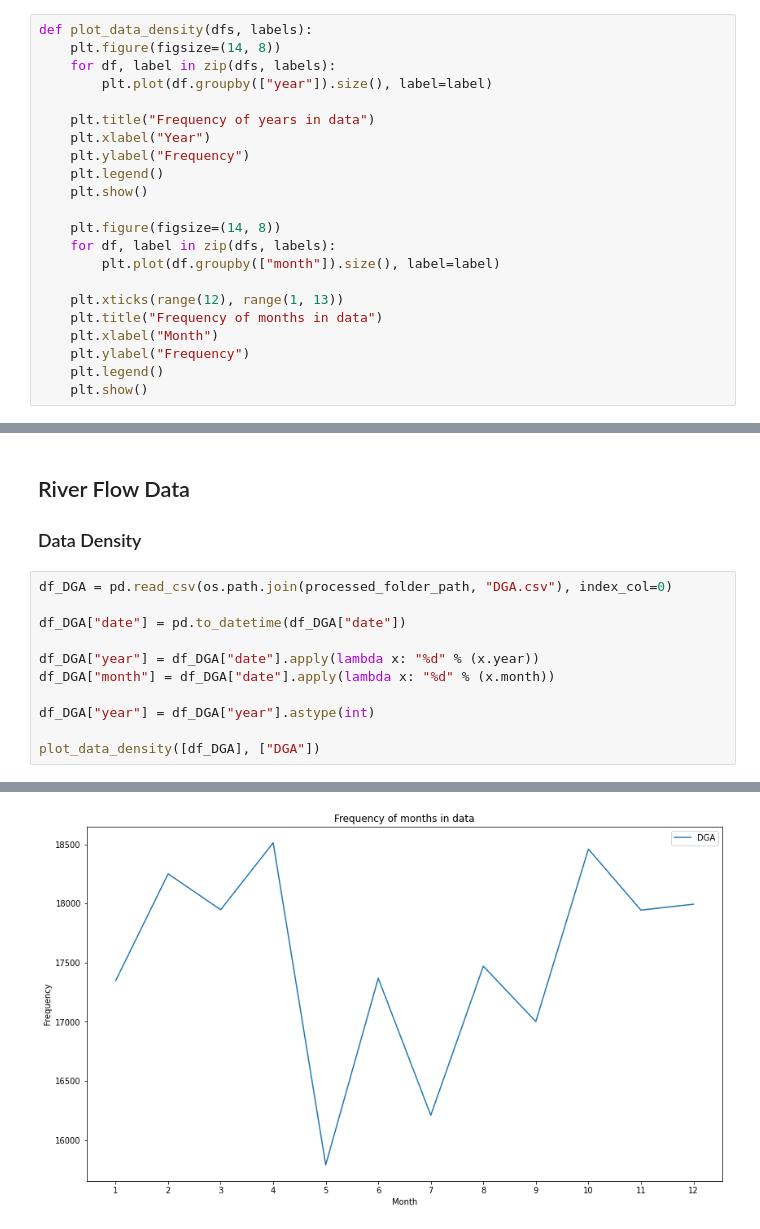
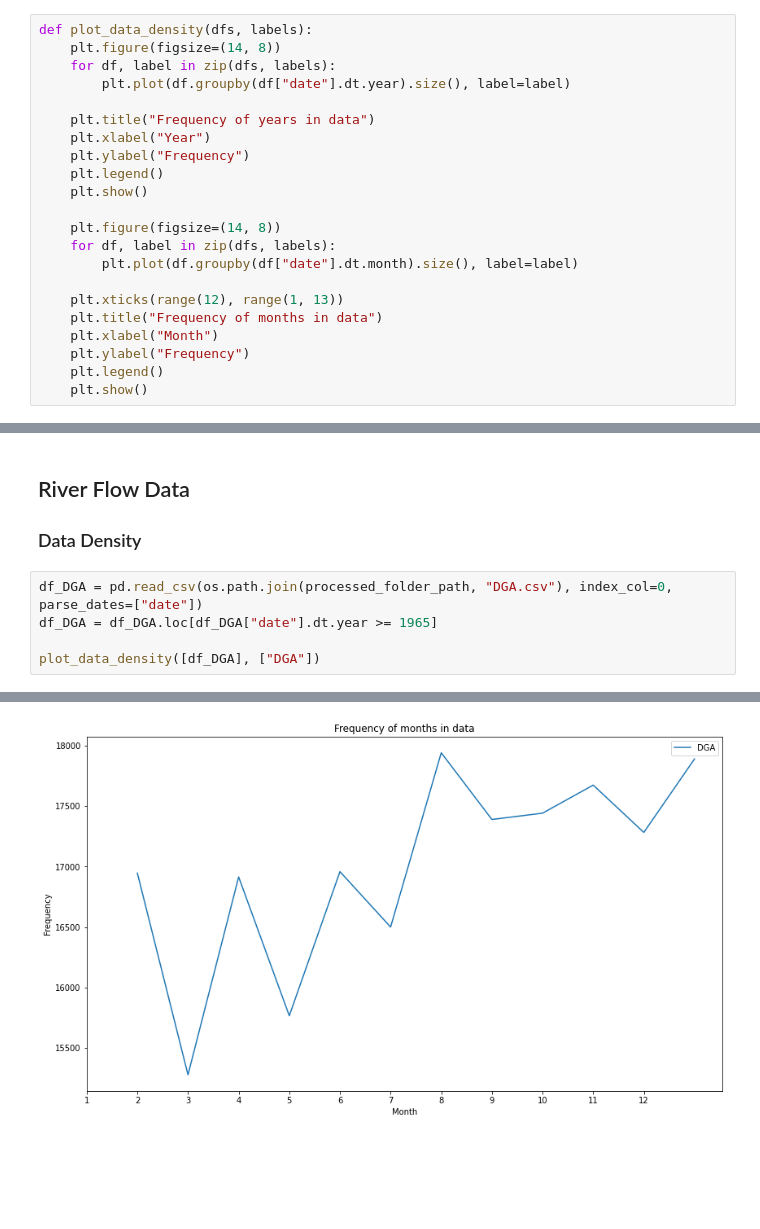
Before and after one commit to DanielPerezJensen/flow-forecasting, a Jupyter notebook: notebooks/eda.ipynb, the cells around one changed output, grey strips where cells are left out. Drawn from its saved outputs; the diff is of its cells as text; blank space fills up the shorter version.

```diff
--- a/notebooks/eda.ipynb
+++ b/notebooks/eda.ipynb
@@ -23,7 +26,7 @@ df_NDVI = pd.read_csv(os.path.join(processed_folder_path, "NDSI.csv"), index_col
 def plot_data_density(dfs, labels):
     plt.figure(figsize=(14, 8))
     for df, label in zip(dfs, labels):
-        plt.plot(df.groupby(["year"]).size(), label=label)
+        plt.plot(df.groupby(df["date"].dt.year).size(), label=label)
 
     plt.title("Frequency of years in data")
     plt.xlabel("Year")
@@ -33,7 +36,7 @@ def plot_data_density(dfs, labels):
 
     plt.figure(figsize=(14, 8))
     for df, label in zip(dfs, labels):
-        plt.plot(df.groupby(["month"]).size(), label=label)
+        plt.plot(df.groupby(df["date"].dt.month).size(), label=label)
 
     plt.xticks(range(12), range(1, 13))
     plt.title("Frequency of months in data")
@@ -58,14 +53,8 @@ plot_data_density([df_NDSI, df_NDVI], ["NDSI", "NDVI"])
 ## River Flow Data
 ### Data Density
 # %%
-df_DGA = pd.read_csv(os.path.join(processed_folder_path, "DGA.csv"), index_col=0)
-
-df_DGA["date"] = pd.to_datetime(df_DGA["date"])
-
-df_DGA["year"] = df_DGA["date"].apply(lambda x: "%d" % (x.year))
-df_DGA["month"] = df_DGA["date"].apply(lambda x: "%d" % (x.month))
-
-df_DGA["year"] = df_DGA["year"].astype(int)
+df_DGA = pd.read_csv(os.path.join(processed_folder_path, "DGA.csv"), index_col=0, parse_dates=["date"])
+df_DGA = df_DGA.loc[df_DGA["date"].dt.year >= 1965]
 
 plot_data_density([df_DGA], ["DGA"])
 # %% [output]
@@ -73,3 +62,3 @@ plot_data_density([df_DGA], ["DGA"])
-[figure, old version]
+[figure, new version]
 # %% [markdown]
 ### Monthly Flow Data
```
Also changed, not shown: parts of 8 cells of this notebook.
